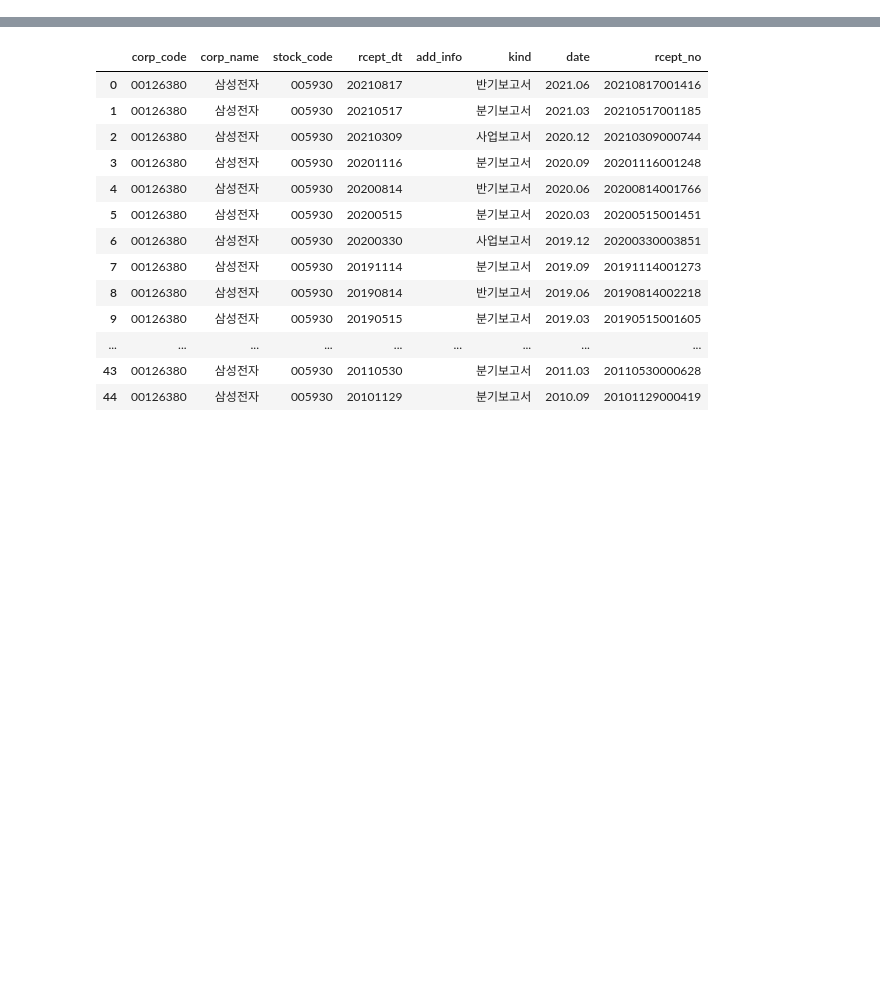
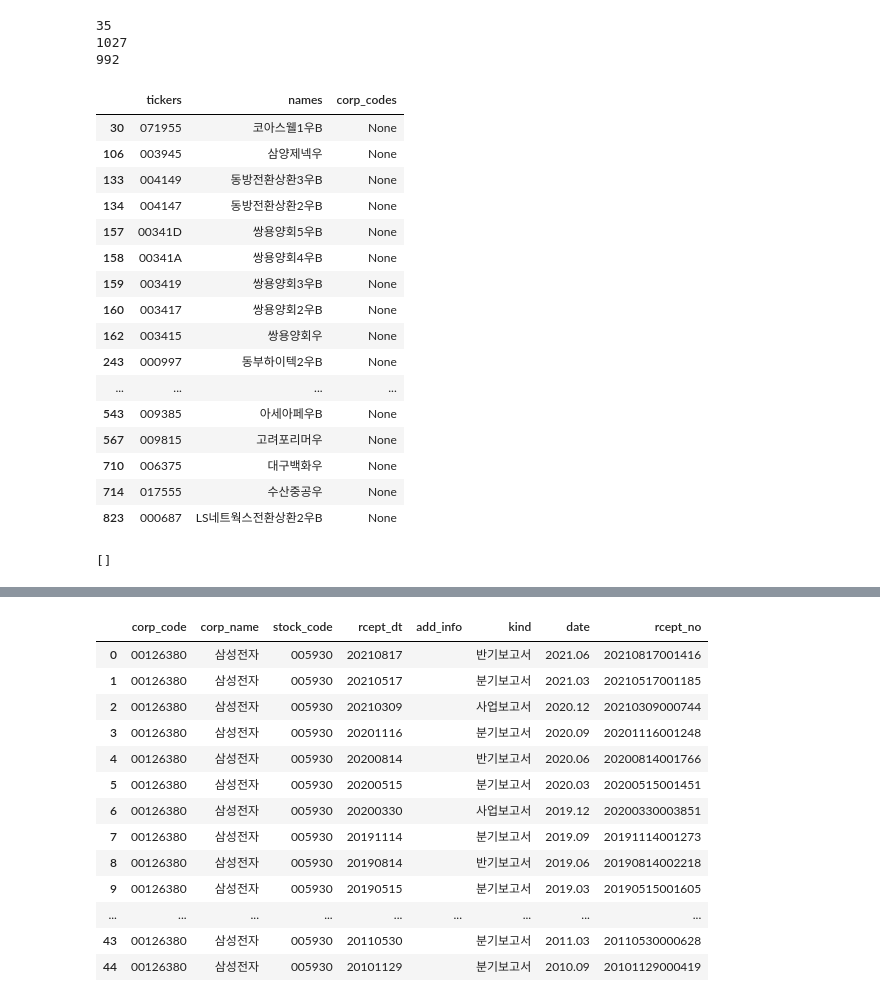
Before and after one commit to ajcltm/DataAPI, a Jupyter notebook: 211028_dartApi.ipynb, the cells around one changed output, grey strips where cells are left out. Drawn from its saved outputs; the diff is of its cells as text; code cells hidden in the pictures; blank space fills up the shorter version.

```diff
--- a/211028_dartApi.ipynb
+++ b/211028_dartApi.ipynb
@@ -56,0 +122,33 @@ name_code_df.loc[con]
+# %%
+# display(pd.DataFrame(fails))
+print(len(pd.DataFrame(failsDic)))
+print(len(infoDf))
+print(len(rceptNoDf.corp_code.unique().tolist()))
+con = rceptNoDf.report_nm.str.contains('감사')
+rceptNoDf.loc[con]
+pd.DataFrame(failsDic)
+con = infoDf.corp_codes.isnull()
+display(infoDf.loc[con])
+failCorpCodeList
+# %% [output]
+35
+1027
+992
+|  | tickers | names | corp_codes |
+| 30 | 071955 | 코아스웰1우B | None |
+| 106 | 003945 | 삼양제넥우 | None |
+| 133 | 004149 | 동방전환상환3우B | None |
+| 134 | 004147 | 동방전환상환2우B | None |
+| 157 | 00341D | 쌍용양회5우B | None |
+| 158 | 00341A | 쌍용양회4우B | None |
+| 159 | 003419 | 쌍용양회3우B | None |
+| 160 | 003417 | 쌍용양회2우B | None |
+| 162 | 003415 | 쌍용양회우 | None |
+| 243 | 000997 | 동부하이텍2우B | None |
+| ... | ... | ... | ... |
+| 543 | 009385 | 아세아페우B | None |
+| 567 | 009815 | 고려포리머우 | None |
+| 710 | 006375 | 대구백화우 | None |
+| 714 | 017555 | 수산중공우 | None |
+| 823 | 000687 | LS네트웍스전환상환2우B | None |
+[]
```
Also changed, not shown: parts of 34 cells of this notebook, 2 other files.
